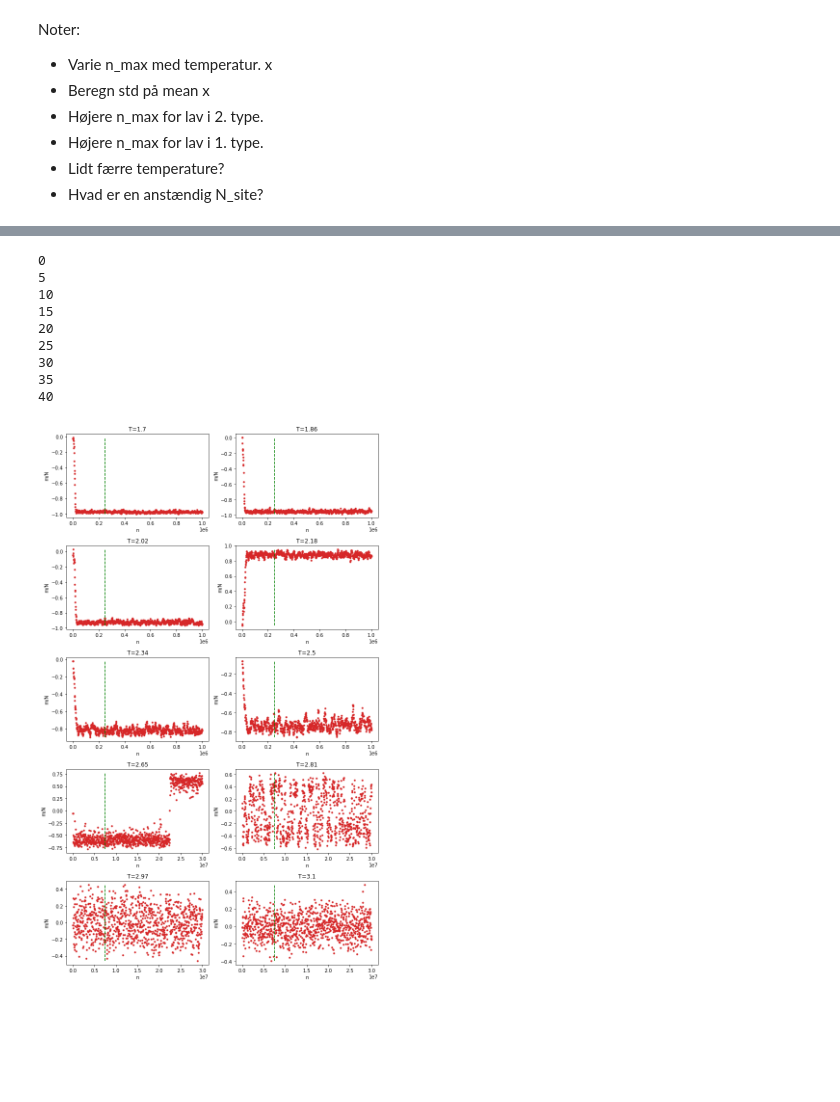
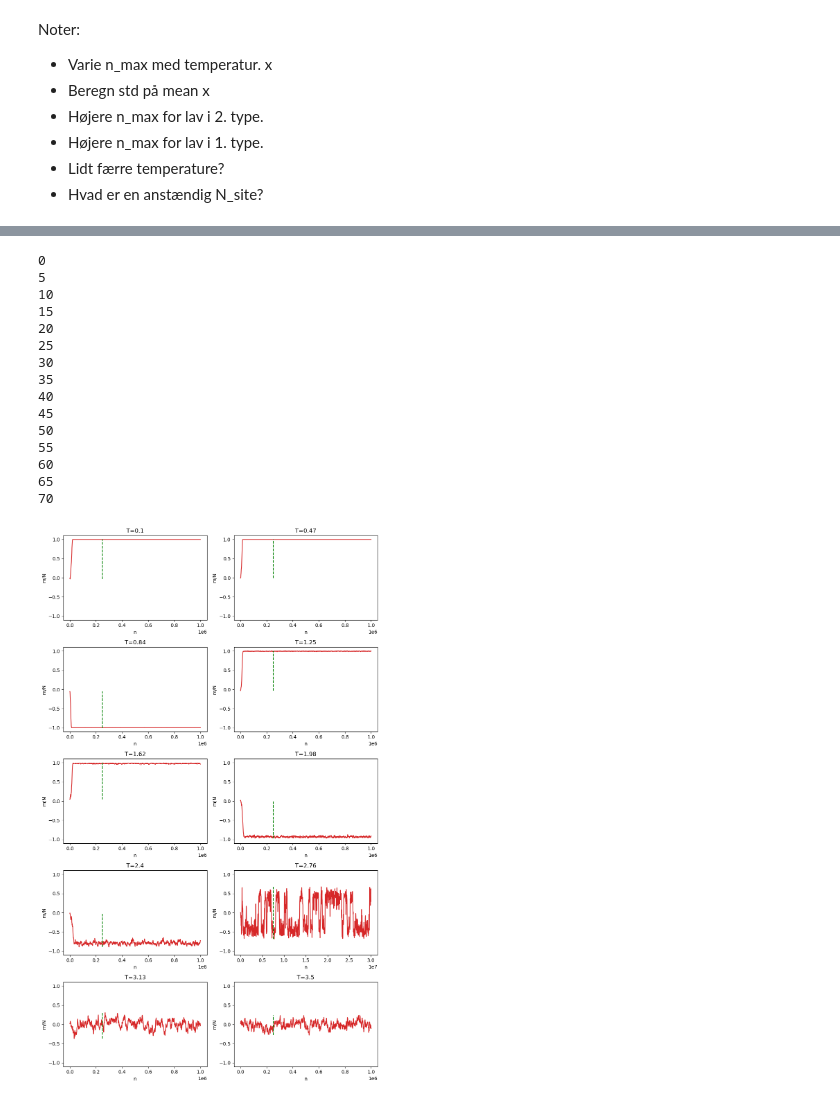
Before and after one commit to SSBNS/Complex_physics_SSBNS, a Jupyter notebook: Midterm/mdterm1_numba.ipynb, the cells around one changed output, grey strips where cells are left out. Cells and saved outputs as stored; diff of their text form; code cells hidden in the pictures; blank space fills up the shorter version.

```diff
--- a/Midterm/mdterm1_numba.ipynb
+++ b/Midterm/mdterm1_numba.ipynb
@@ -92,12 +76,7 @@ def initiate_run(N_site,T,n_max = 10**6,num_point=1000,nnn=False,J=1,h=0):
     if nnn==True:
         shuffle_array = np.loadtxt("nnn_array//shuffle_"+str(N_site)+".txt").astype(int)
 
-        E,m,final_array = nnn_sim(array,index,select,shuffle_array,T,n_max=n_max,skip=skip,J=J,h=h)
+        m,final_array = nnn_sim(array,index,select,shuffle_array,T,n_max=n_max,skip=skip,J=J,h=h)
     else:
-        E,m,final_array = nn_sim(array,index,select,T,n_max=n_max,skip=skip,h=h)
-    return E,m,final_array
+        m,final_array = nn_sim(array,index,select,T,n_max=n_max,skip=skip,h=h)
+    return m,final_array
-# %%
-N_site = 1000
-T=0.01
-E,m,final_array=initiate_run(N_site=N_site,T=T,n_max=10**6,num_point=1000)
-print(np.mean(final_array))
@@ -211,11 +184,10 @@ print(N_site)
 # %%
 N_site=1000
 
-determine_Tc = True
+determine_Tc = False
 # run nnn simulation
 if determine_Tc == False:
     T_list = np.linspace(0.1,3.5,75)
-    # to determine T_c
 else:
     T_list = np.linspace(1.7,3.1,45)
 
@@ -246,6 +218,10 @@ for index, T in enumerate(T_list):
 
     if N_site<100:
          n_max*=20
+    if N_site>1000:
+         n_max = 2
+
+    n_max = int(n_max)
 
     num_points = 1000
     skip=int(n_max/num_points)
@@ -254,46 +230,46 @@ for index, T in enumerate(T_list):
     if index%5==0:
          print(index)
 
-    #E,m,final_array=nnn_sim(N_site,T,n_max=int(n_max),skip=20,h=h)
-    E,m,final_array=initiate_run(N_site,T,n_max=int(n_max),num_point=num_points,h=h,nnn=True)
-    E,m = E/N_site, m/N_site
+    m,final_array=initiate_run(N_site,T,n_max=n_max,num_point=num_points,h=h,nnn=True)
+    m = m/N_site
 
     if index in index_for_plot:
         axis = ax.flatten()[count]
-        axis.scatter(np.arange(len(m))*skip,m,marker='.',label="Magnetisation per site",color="tab:red")
-        axis.plot([n_0,n_0],[min(m),max(m)],linestyle="dashed",color="green")
+        axis.plot(np.arange(len(m))*skip,m,color="tab:red")
+        axis.plot([n_0,n_0],[-1.1,1.1],linestyle="dashed",color="green")
+        axis.set_ylim(-1.1,1.1)
         axis.set_title("T="+str(np.round(T,2)))
         axis.set_xlabel("n")
         axis.set_ylabel("m/N")
         fig.tight_layout()
         count+=1
 
 
-#    E_mean = np.mean(E[int(n_0/skip):])
-#    E_mean_std = np.std(E[int(n_0/skip):])
     m_mean = np.mean(m[int(n_0/skip):])
     m_mean_std = np.std(m[int(n_0/skip):])
-    # domain_mean_list.append(np.mean(count_domain_size(final_array)))
-#    E_mean_list.append(E_mean)
     m_mean_list.append(m_mean)
-#    E_err_list.append(E_mean)
     m_err_list.append(m_mean)
 
 if determine_Tc == False:
     fig.savefig(".//data//nnn_m_plots_"+str(N_site)+".png")
-# fig.savefig(".//data//nnn_m_plots.png")
 plt.show()
 # %% [output]
 0
 5
 10
 15
 20
 25
 30
 35
 40
+45
+50
+55
+60
+65
+70
-[figure, old version]
+[figure, new version]
 # %%
 save_array = np.vstack((T_list,m_mean_list,m_err_list)).T
 print(np.shape(save_array))
```
Also changed, not shown: parts of 10 cells of this notebook, 17 other files.
